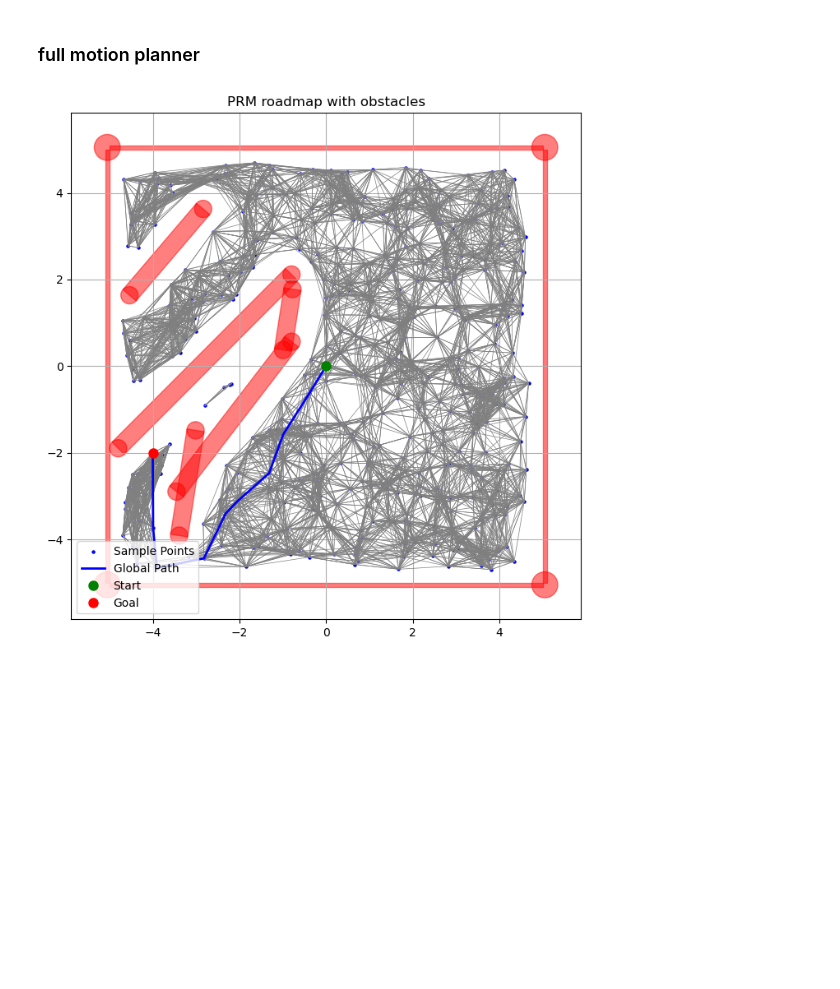
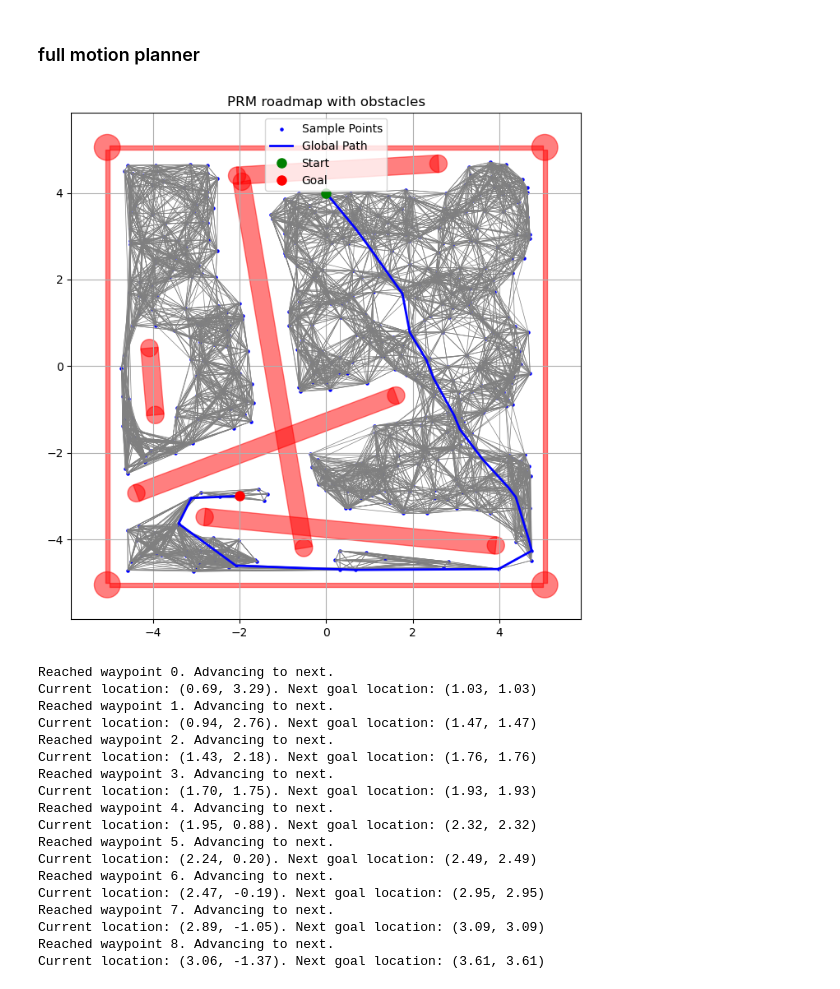
Before and after one commit to Thibi15/robotics, a Jupyter notebook: project/mobile_robot.ipynb, the cells around one changed output. Cells and saved outputs as stored; diff of their text form; code cells hidden in the pictures; blank space fills up the shorter version.

```diff
--- a/project/mobile_robot.ipynb
+++ b/project/mobile_robot.ipynb
@@ -20,10 +20,10 @@ mesh_dir = ""
 Initalize parameters for the robot
 """
 
-RADIUS = 0.3  # Radius of the robot (from the URDF)
-START = [0, 0, 0]  # Starting position of the robot
-GOAL = [-4, -2, 0]  # Goal position of the robot
-SEED = 1 # Seed for random number generation
+RADIUS = 0.25  # Radius of the robot (from the URDF)
+START = [0, 4, 0]  # Starting position of the robot
+GOAL = [-2, -3, 0]  # Goal position of the robot
+SEED = 31 # Seed for random number generation
 
 # load the robot using pinocchio
 robot = pin.RobotWrapper.BuildFromURDF(urdf_model_path, mesh_dir)
@@ -284,7 +284,9 @@ def local_planner(start, goal, robot_radius=RADIUS):
     dy = goal[1] - start[1]
     distance = np.hypot(dx, dy)
     initial_theta = np.arctan2(dy, dx)
-    initial_v = distance / 1.0 if distance > 0 else 0.0
+    # initial_v = distance / 1.0 if distance > 0 else 0.0
+    direction = np.sign(np.cos(initial_theta - start[2]))  # is goal roughly forward or backward
+    initial_v = direction * distance / 1.0
     initial_omega = (initial_theta - start[2]) / 1.0
     initial_guess = [initial_v, initial_omega, 1.0]
 
@@ -570,11 +572,12 @@ class MotionPlanner:
         if v is None or omega is None:
             print("Invalid control (None detected)! Using zeros.")
             return 0.0, 0.0  # Stop the robot
-        print(f"Current: ({x:.2f}, {y:.2f}, {theta:.2f}) | Target: ({target_x:.2f}, {target_y:.2f}) | Controls: v={v:.2f}, ω={omega:.2f}")
-        if np.hypot(target_x - x, target_y - y) < 0.5:  # If close enough to the next waypoint
-            print(f"Reached waypoint {self.current_idx}. Advancing to next.")
-            print(f"Current location: ({x:.2f}, {y:.2f}). Goal location: ({target_x:.2f}, {target_y:.2f})")
-            print(f"Next waypoint: ({self.global_path_x[self.current_idx + 2]:.2f}, {self.global_path_x[self.current_idx + 2]:.2f})")
+        if np.hypot(target_x - x, target_y - y) < 0.1:  # If close enough to the next waypoint
+            if not (self.current_idx + 2 < len(self.global_path_x)):
+                print("Reached the goal waypoint! Stopping.")
+            else:
+                print(f"Reached waypoint {self.current_idx}. Advancing to next.")
+                print(f"Current location: ({x:.2f}, {y:.2f}). Next goal location: ({self.global_path_x[self.current_idx + 2]:.2f}, {self.global_path_x[self.current_idx + 2]:.2f})")
             self.current_idx += 1
         return v, omega
 
@@ -616,31 +619,49 @@ class MotionPlanner:
 
                 # Rotate and move the rectangle to its position
                 t = transforms.Affine2D().rotate(angle).translate(center_x, center_y) + plt.gca().transData
                 box.set_transform(t)
                 plt.gca().add_patch(box)
 
         # Plot global path
         plt.plot(self.global_path_x, self.global_path_y, "b-", linewidth=2, label="Global Path")
 
         # Plot start and goal
         plt.plot(self.sample_x[-2], self.sample_y[-2], "go", label="Start", markersize=8)
         plt.plot(self.sample_x[-1], self.sample_y[-1], "ro", label="Goal", markersize=8)
 
         plt.legend()
         plt.title("PRM roadmap with obstacles")
         plt.grid(True)
         plt.show()
 
 # Initialize planner with start and goal
 start = START
 goal = GOAL
 obstacles = get_obstacles()
 planner = MotionPlanner(start, goal, obstacles)
 planner.plot_road_map()
 
 def controller(x, y, theta, z):
     return planner.get_control(x, y, theta)
 
 simulation(controller)
 # %% [output]
-[figure, old version]
+[figure, new version]
+Reached waypoint 0. Advancing to next.
+Current location: (0.69, 3.29). Next goal location: (1.03, 1.03)
+Reached waypoint 1. Advancing to next.
+Current location: (0.94, 2.76). Next goal location: (1.47, 1.47)
+Reached waypoint 2. Advancing to next.
+Current location: (1.43, 2.18). Next goal location: (1.76, 1.76)
+Reached waypoint 3. Advancing to next.
+Current location: (1.70, 1.75). Next goal location: (1.93, 1.93)
+Reached waypoint 4. Advancing to next.
+Current location: (1.95, 0.88). Next goal location: (2.32, 2.32)
+Reached waypoint 5. Advancing to next.
+Current location: (2.24, 0.20). Next goal location: (2.49, 2.49)
+Reached waypoint 6. Advancing to next.
+Current location: (2.47, -0.19). Next goal location: (2.95, 2.95)
+Reached waypoint 7. Advancing to next.
+Current location: (2.89, -1.05). Next goal location: (3.09, 3.09)
+Reached waypoint 8. Advancing to next.
+Current location: (3.06, -1.37). Next goal location: (3.61, 3.61)
```
Also changed, not shown: parts of 1 cell of this notebook.
